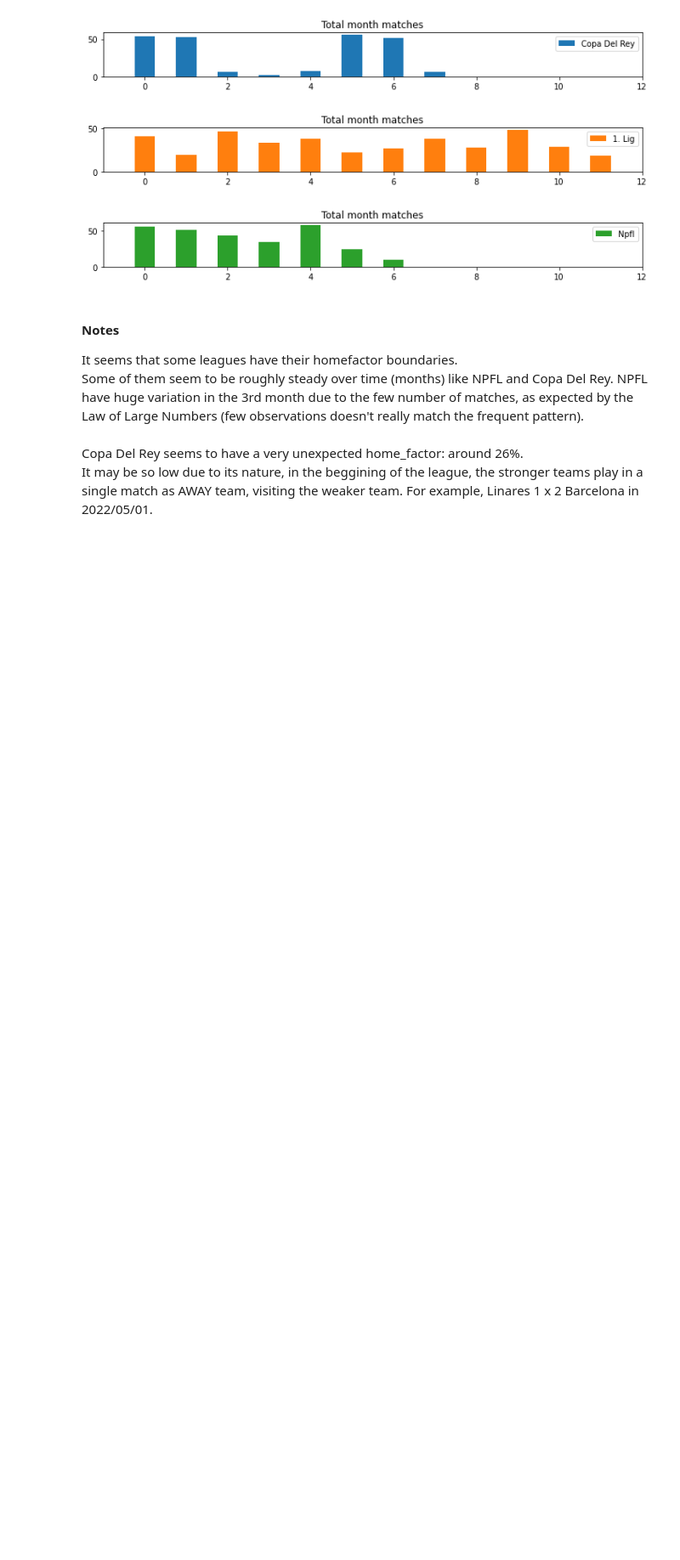
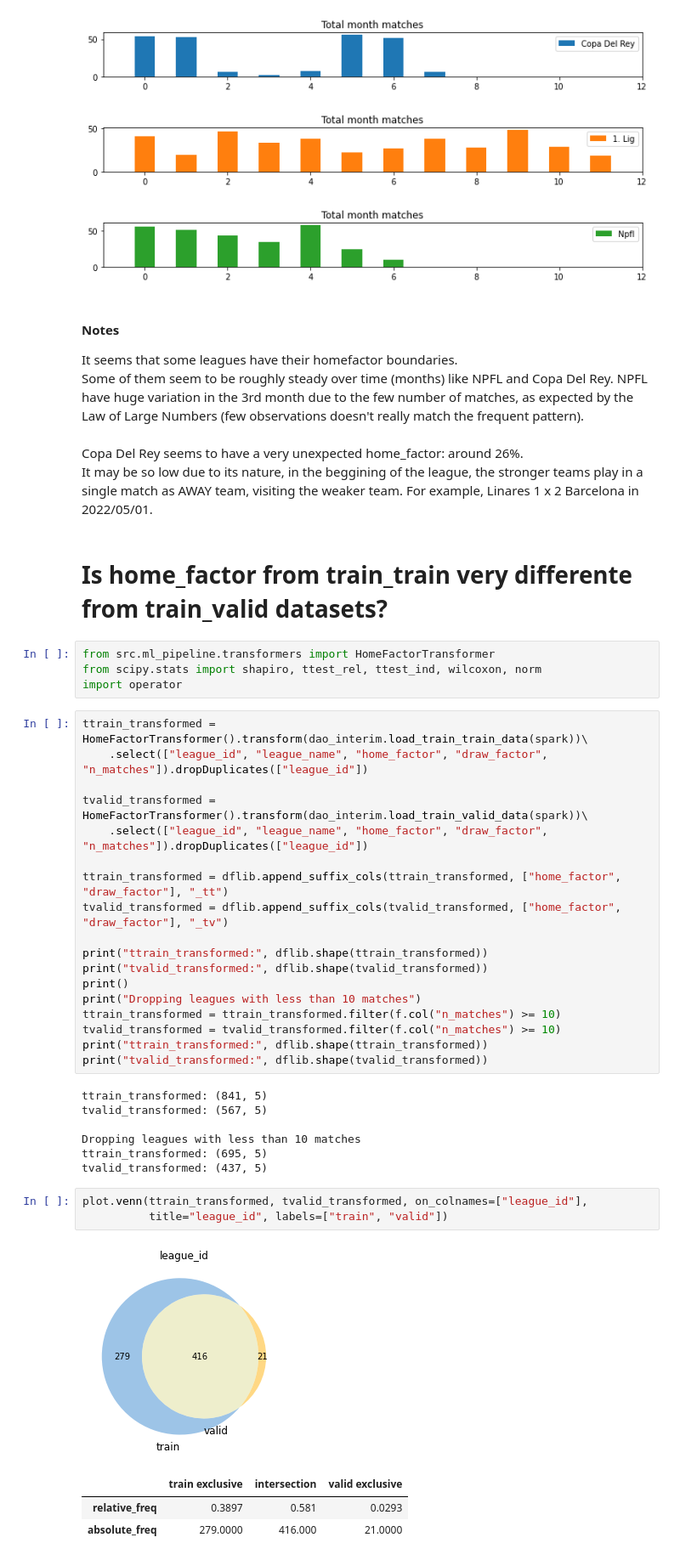
Before and after one commit to talestsp/football-match-prediction, a Jupyter notebook: notebooks/HomeFactorAnalysis.ipynb, the cells around one changed output. Shown: that part at 85% size. Cells and saved outputs as stored; diff of their text form; blank space fills up the shorter version.

Commit message:
Updating HomeFactorAnalysis.ipynb with statistic evaluation of home_factor and draw_factor.

```diff
--- a/notebooks/HomeFactorAnalysis.ipynb
+++ b/notebooks/HomeFactorAnalysis.ipynb
@@ -245,3 +245,42 @@ Some of them seem to be roughly steady over time (months) like NPFL and Copa Del
 <br>
 Copa Del Rey seems to have a very unexpected home_factor: around 26%.<br>
 It may be so low due to its nature, in the beggining of the league, the stronger teams play in a single match as AWAY team, visiting the weaker team. For example, Linares 1 x 2 Barcelona in 2022/05/01.
+# %% [markdown]
+# Is home_factor from train_train very differente from train_valid datasets?
+# %%
+from src.ml_pipeline.transformers import HomeFactorTransformer
+from scipy.stats import shapiro, ttest_rel, ttest_ind, wilcoxon, norm
+import operator
+# %%
+ttrain_transformed = HomeFactorTransformer().transform(dao_interim.load_train_train_data(spark))\
+    .select(["league_id", "league_name", "home_factor", "draw_factor", "n_matches"]).dropDuplicates(["league_id"])
+
+tvalid_transformed = HomeFactorTransformer().transform(dao_interim.load_train_valid_data(spark))\
+    .select(["league_id", "league_name", "home_factor", "draw_factor", "n_matches"]).dropDuplicates(["league_id"])
+
+ttrain_transformed = dflib.append_suffix_cols(ttrain_transformed, ["home_factor", "draw_factor"], "_tt")
+tvalid_transformed = dflib.append_suffix_cols(tvalid_transformed, ["home_factor", "draw_factor"], "_tv")
+
+print("ttrain_transformed:", dflib.shape(ttrain_transformed))
+print("tvalid_transformed:", dflib.shape(tvalid_transformed))
+print()
+print("Dropping leagues with less than 10 matches")
+ttrain_transformed = ttrain_transformed.filter(f.col("n_matches") >= 10)
+tvalid_transformed = tvalid_transformed.filter(f.col("n_matches") >= 10)
+print("ttrain_transformed:", dflib.shape(ttrain_transformed))
+print("tvalid_transformed:", dflib.shape(tvalid_transformed))
+# %% [output]
+ttrain_transformed: (841, 5)
+tvalid_transformed: (567, 5)
+
+Dropping leagues with less than 10 matches
+ttrain_transformed: (695, 5)
+tvalid_transformed: (437, 5)
+# %%
+plot.venn(ttrain_transformed, tvalid_transformed, on_colnames=["league_id"],
+          title="league_id", labels=["train", "valid"])
+# %% [output]
+[figure, added]
+|  | train exclusive | intersection | valid exclusive |
+| relative_freq | 0.3897 | 0.581 | 0.0293 |
+| absolute_freq | 279.0000 | 416.000 | 21.0000 |
```
Also changed, not shown: parts of 9 cells of this notebook.
